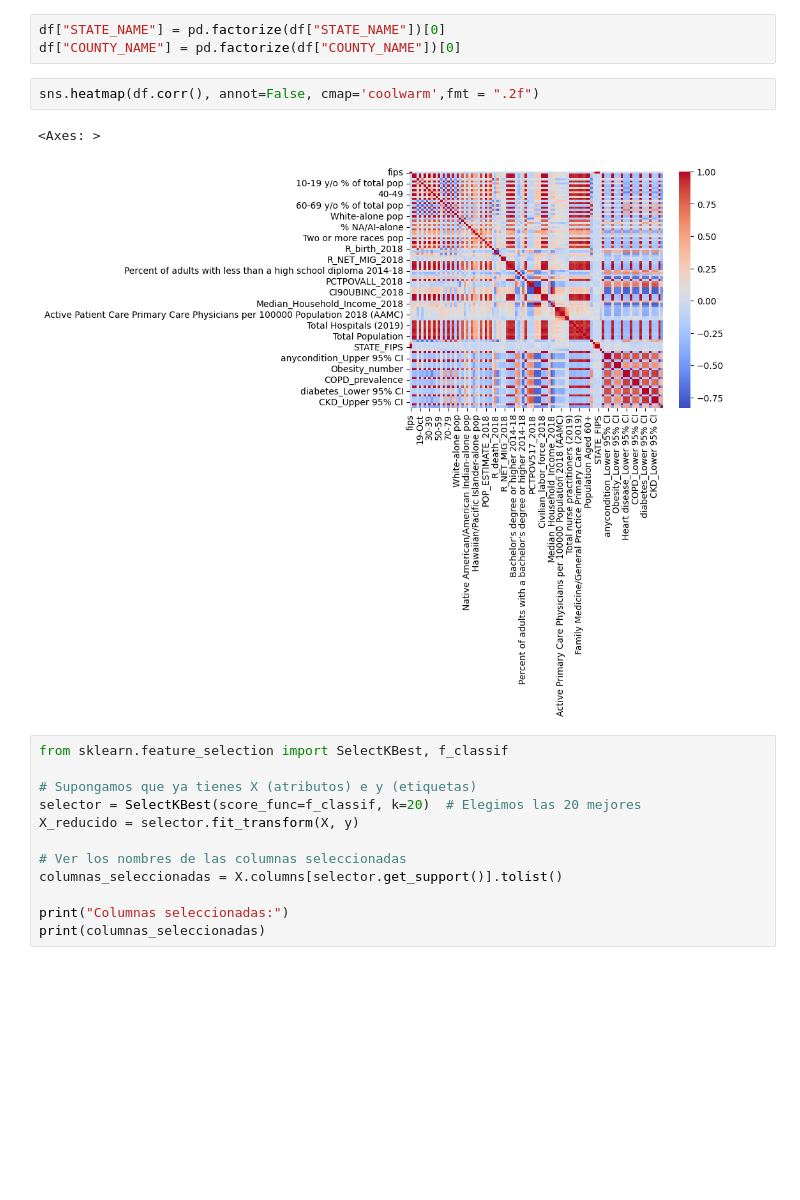
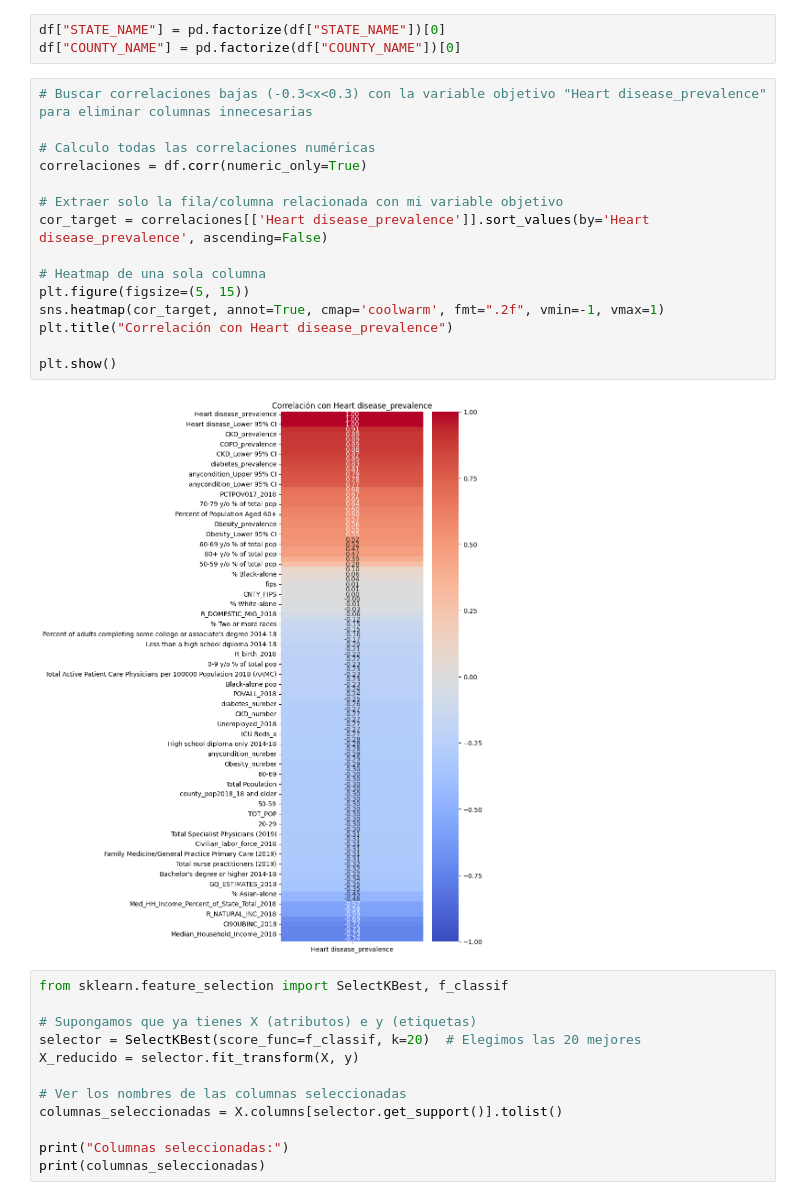
Before and after one commit to 4GeeksAcademy/REGULARIZED_LINEAR_REG_JesusCastaneda, a Jupyter notebook: src/explore.ipynb, the cells around one changed output. Drawn from its saved outputs; the diff is of its cells as text; blank space fills up the shorter version.

```diff
--- a/src/explore.ipynb
+++ b/src/explore.ipynb
@@ -158,11 +158,23 @@ Name: count, Length: 1841, dtype: int64
 # %%
 df["STATE_NAME"] = pd.factorize(df["STATE_NAME"])[0]
 df["COUNTY_NAME"] = pd.factorize(df["COUNTY_NAME"])[0]
-# %%
-sns.heatmap(df.corr(), annot=False, cmap='coolwarm',fmt = ".2f")
-# %% [output]
-<Axes: >
-[figure, removed]
+# %%
+# Buscar correlaciones bajas (-0.3<x<0.3) con la variable objetivo "Heart disease_prevalence" para eliminar columnas innecesarias
+
+# Calculo todas las correlaciones numéricas
+correlaciones = df.corr(numeric_only=True)
+
+# Extraer solo la fila/columna relacionada con mi variable objetivo
+cor_target = correlaciones[['Heart disease_prevalence']].sort_values(by='Heart disease_prevalence', ascending=False)
+
+# Heatmap de una sola columna
+plt.figure(figsize=(5, 15))
+sns.heatmap(cor_target, annot=True, cmap='coolwarm', fmt=".2f", vmin=-1, vmax=1)
+plt.title("Correlación con Heart disease_prevalence")
+
+plt.show()
+# %% [output]
+[figure, added]
 # %%
 from sklearn.feature_selection import SelectKBest, f_classif
 
```
